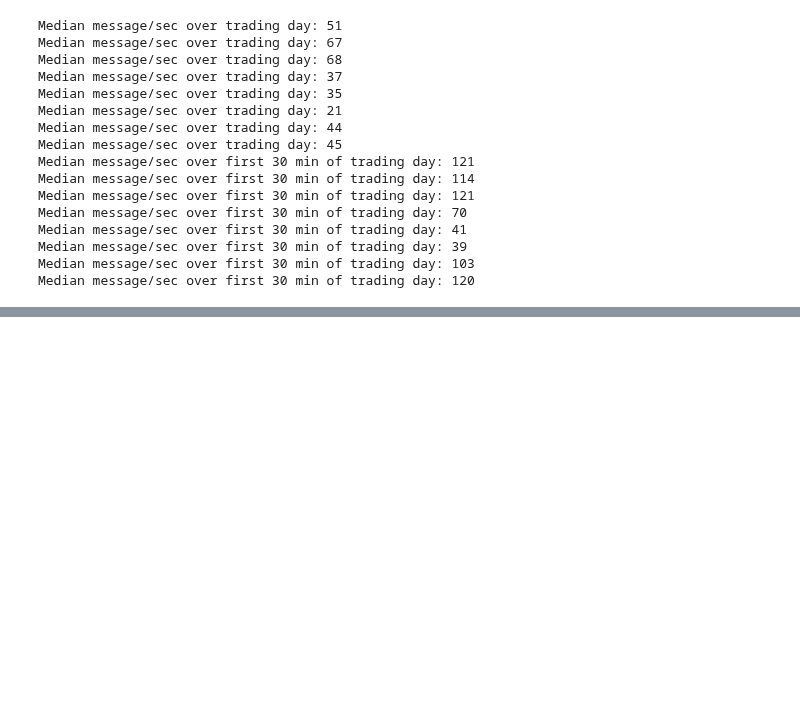
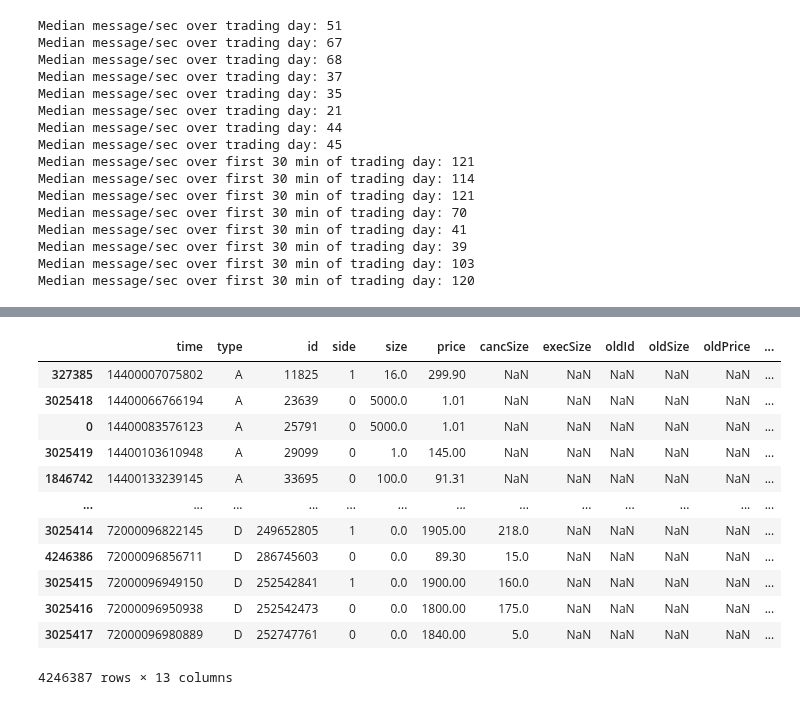
Before and after one commit to kingofguan/MarketGPT, a Jupyter notebook: notebooks/MarketSimT.ipynb, the cells around one changed output, grey strips where cells are left out. Cells and saved outputs as stored; diff of their text form; code cells hidden in the pictures; blank space fills up the shorter version.

```diff
--- a/notebooks/MarketSimT.ipynb
+++ b/notebooks/MarketSimT.ipynb
@@ -1634,0 +1800,19 @@ Median message/sec over first 30 min of trading day: 120
+# %%
+# sort the df by time
+# assets_df = assets_df.sort_values(by=['time'])
+assets_df = assets_df.sort_values(by=['time'], kind='mergesort')
+assets_df
+# %% [output]
+|  | time | type | id | side | size | price | cancSize | execSize | oldId | oldSize | oldPrice | ... |
+| 327385 | 14400007075802 | A | 11825 | 1 | 16.0 | 299.90 | NaN | NaN | NaN | NaN | NaN | ... |
+| 3025418 | 14400066766194 | A | 23639 | 0 | 5000.0 | 1.01 | NaN | NaN | NaN | NaN | NaN | ... |
+| 0 | 14400083576123 | A | 25791 | 0 | 5000.0 | 1.01 | NaN | NaN | NaN | NaN | NaN | ... |
+| 3025419 | 14400103610948 | A | 29099 | 0 | 1.0 | 145.00 | NaN | NaN | NaN | NaN | NaN | ... |
+| 1846742 | 14400133239145 | A | 33695 | 0 | 100.0 | 91.31 | NaN | NaN | NaN | NaN | NaN | ... |
+| ... | ... | ... | ... | ... | ... | ... | ... | ... | ... | ... | ... | ... |
+| 3025414 | 72000096822145 | D | 249652805 | 1 | 0.0 | 1905.00 | 218.0 | NaN | NaN | NaN | NaN | ... |
+| 4246386 | 72000096856711 | D | 286745603 | 0 | 0.0 | 89.30 | 15.0 | NaN | NaN | NaN | NaN | ... |
+| 3025415 | 72000096949150 | D | 252542841 | 1 | 0.0 | 1900.00 | 160.0 | NaN | NaN | NaN | NaN | ... |
+| 3025416 | 72000096950938 | D | 252542473 | 0 | 0.0 | 1800.00 | 175.0 | NaN | NaN | NaN | NaN | ... |
+| 3025417 | 72000096980889 | D | 252747761 | 0 | 0.0 | 1840.00 | 5.0 | NaN | NaN | NaN | NaN | ... |
+4246387 rows × 13 columns
```
Also changed, not shown: parts of 20 cells of this notebook, 2 other files.
